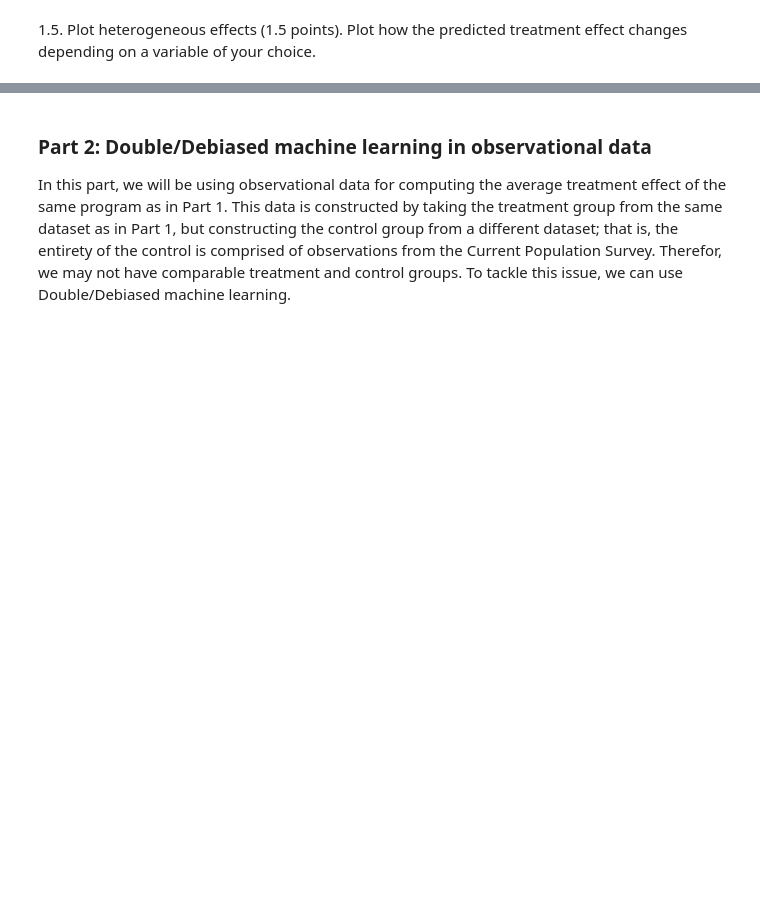
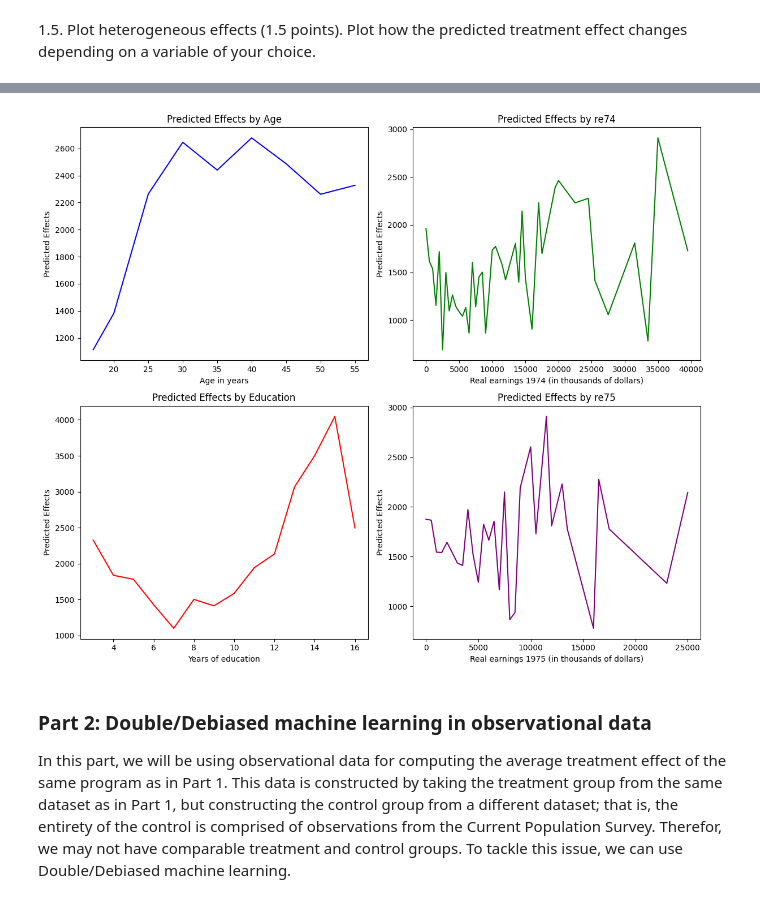
Before and after one commit to d2cml-ai/CausalAI-Course, a Jupyter notebook: Labs/Assignment/Assignment_5/Group1_Assingment 5/python_1.ipynb, the cells around one changed output, grey strips where cells are left out. Cells and saved outputs as stored; diff of their text form; code cells hidden in the pictures; blank space fills up the shorter version.

```diff
--- a/Labs/Assignment/Assignment_5/Group1_Assingment 5/python_1.ipynb
+++ b/Labs/Assignment/Assignment_5/Group1_Assingment 5/python_1.ipynb
@@ -263,3 +265,7 @@ plt.show()
 The variables that have more importance are: age, re75, re74 and educ
 # %% [markdown]
 1.5. Plot heterogeneous effects (1.5 points). Plot how the predicted treatment effect changes depending on a variable of your choice.
+# %%
+# predicted_effects
+data_part1['predicted_effects'] = forest_model.effect(X)
+data_part1
@@ -266,3 +286,48 @@ The variables that have more importance are: age, re75, re74 and educ
+# %%
+# Var: age, re74, re75)
+data_part1['age_bins'] = (data_part1['age'] // 5) * 5
+data_part1['age_bins'] = np.where(data_part1['age_bins'] == 15, 17, data_part1['age_bins'])  # Reemplace for the min value
+data_part1['re74_bins'] = (data_part1['re74'] // 500) * 500
+data_part1['re75_bins'] = (data_part1['re75'] // 500) * 500
+
+# Predicted effects:
+predicted_effects_age = data_part1.groupby('age_bins')['predicted_effects'].mean().reset_index()
+predicted_effects_re74 = data_part1.groupby('re74_bins')['predicted_effects'].mean().reset_index()
+predicted_effects_educ = data_part1.groupby('educ')['predicted_effects'].mean().reset_index()
+predicted_effects_re75 = data_part1.groupby('re75_bins')['predicted_effects'].mean().reset_index()
+# %%
+#GRAPHICS:
+fig, axs = plt.subplots(2, 2, figsize=(12, 10))
+axs = axs.flatten()  # Asegurar acceso fácil a cada subplot
+
+# AGE
+axs[0].plot(predicted_effects_age['age_bins'], predicted_effects_age['predicted_effects'], color='blue')
+axs[0].set_title("Predicted Effects by Age")
+axs[0].set_xlabel("Age in years")
+axs[0].set_ylabel("Predicted Effects")
+
+# re74
+axs[1].plot(predicted_effects_re74['re74_bins'], predicted_effects_re74['predicted_effects'], color='green')
+axs[1].set_title("Predicted Effects by re74")
+axs[1].set_xlabel("Real earnings 1974 (in thousands of dollars)")
+axs[1].set_ylabel("Predicted Effects")
+
+# EDUCATION
+axs[2].plot(predicted_effects_educ['educ'], predicted_effects_educ['predicted_effects'], color='red')
+axs[2].set_title("Predicted Effects by Education")
+axs[2].set_xlabel("Years of education")
+axs[2].set_ylabel("Predicted Effects")
+
+# Re75
+axs[3].plot(predicted_effects_re75['re75_bins'], predicted_effects_re75['predicted_effects'], color='purple')
+axs[3].set_title("Predicted Effects by re75")
+axs[3].set_xlabel("Real earnings 1975 (in thousands of dollars)")
+axs[3].set_ylabel("Predicted Effects")
+
+plt.tight_layout()
+plt.show()
+# %% [output]
+[figure, added]
 # %% [markdown]
 ### Part 2: Double/Debiased machine learning in observational data
 
```
Also changed, not shown: parts of 5 cells of this notebook.
